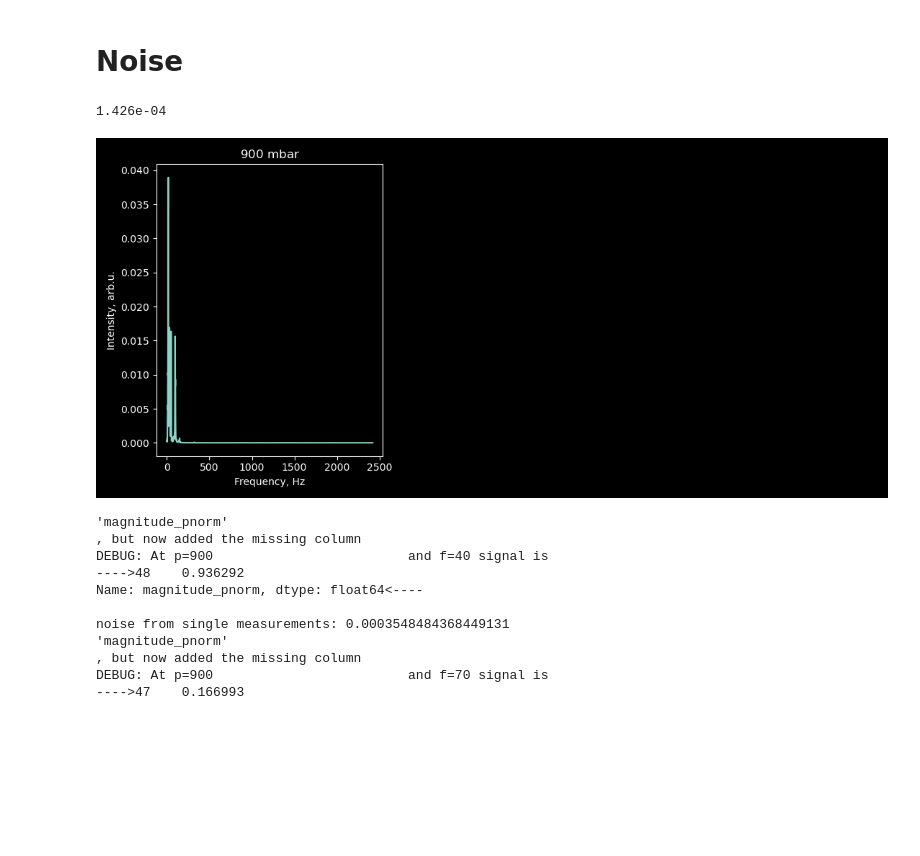
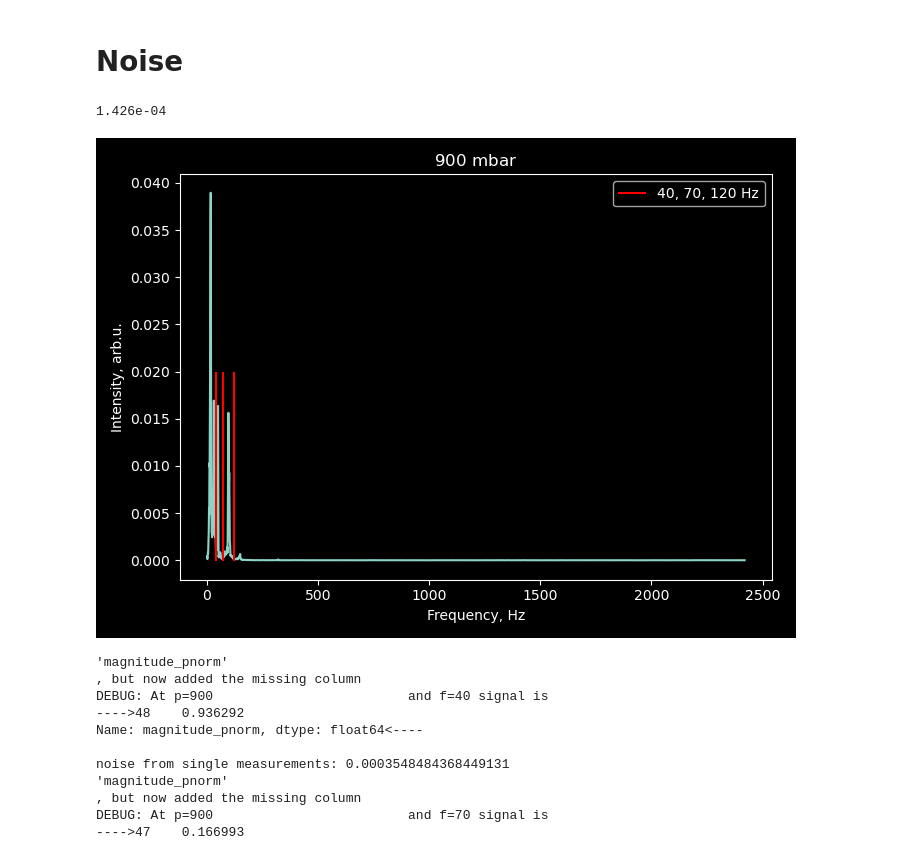
Before and after one commit to lampnis/aerosol-things, a Jupyter notebook: codes/datas/misc_tests/cantilevers/2025_09/R8C6_SOI2/nb.ipynb, the cells around one changed output. Drawn from its saved outputs; the diff is of its cells as text; code cells hidden in the pictures; blank space fills up the shorter version.

```diff
--- a/codes/datas/misc_tests/cantilevers/2025_09/R8C6_SOI2/nb.ipynb
+++ b/codes/datas/misc_tests/cantilevers/2025_09/R8C6_SOI2/nb.ipynb
@@ -200,36 +200,38 @@ Name: magnitude_pnorm, dtype: float64
 # %%
 # bench_noise_300_2 = CEPAS_noise_info(benchmark_noise_2, 300)
 # bench_noise_600_2 = CEPAS_noise_info(benchmark_noise_2, 600)
 bench_noise_900_2 = CEPAS_noise_info(benchmark_noise_2, 900)
 
 # backgrounds = {300: bench_noise_300_2,
 #                600: bench_noise_600_2,
 backgrounds = {900: bench_noise_900_2}
 
 
 print(f"{np.format_float_scientific(bench_noise_900_2.get_noise_at(f), precision=3)}")
 plt.close()
-plt.figure(figsize=(11, 5))
+plt.figure(figsize=(7, 5))
 # plt.subplot(131)
 # plt.title("$300\\ \\text{mbar}$")
 # plt.xlabel('Frequency, Hz')
 # plt.ylabel('Intensity, arb.u.')
 # plt.plot(bench_noise_300_2.spectrum['freq'], bench_noise_300_2.spectrum['intensity'])
 # plt.subplot(132)
 # plt.title("$600\\ \\text{mbar}$")
 # plt.xlabel('Frequency, Hz')
 # plt.ylabel('Intensity, arb.u.')
 # plt.plot(bench_noise_600_2.spectrum['freq'], bench_noise_600_2.spectrum['intensity'])
-plt.subplot(131)
+plt.subplot(111)
 plt.title("$900\\ \\text{mbar}$")
 plt.xlabel('Frequency, Hz')
 plt.ylabel('Intensity, arb.u.')
 plt.plot(bench_noise_900_2.spectrum['freq'], bench_noise_900_2.spectrum['intensity'])
 plt.tight_layout()
+plt.vlines([40, 70, 120], -0.0001, 0.02, colors=["red", "red", "red"], label="40, 70, 120 Hz")
+plt.legend()
 plt.show()
 # %% [output]
 1.426e-04
-[figure, old version]
+[figure, new version]
 # %%
 noise_start_2 = 1625
 noise_end_2 = 1749
```
Also changed, not shown: parts of 1 cell of this notebook, 4 other files.
